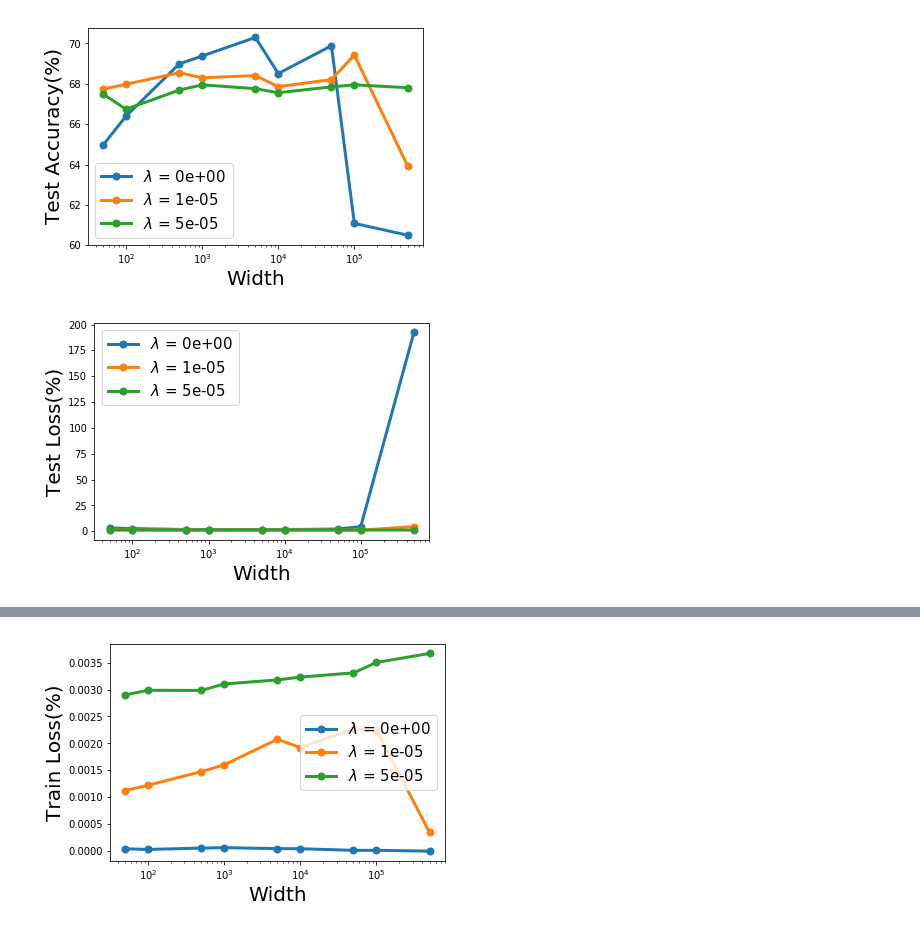
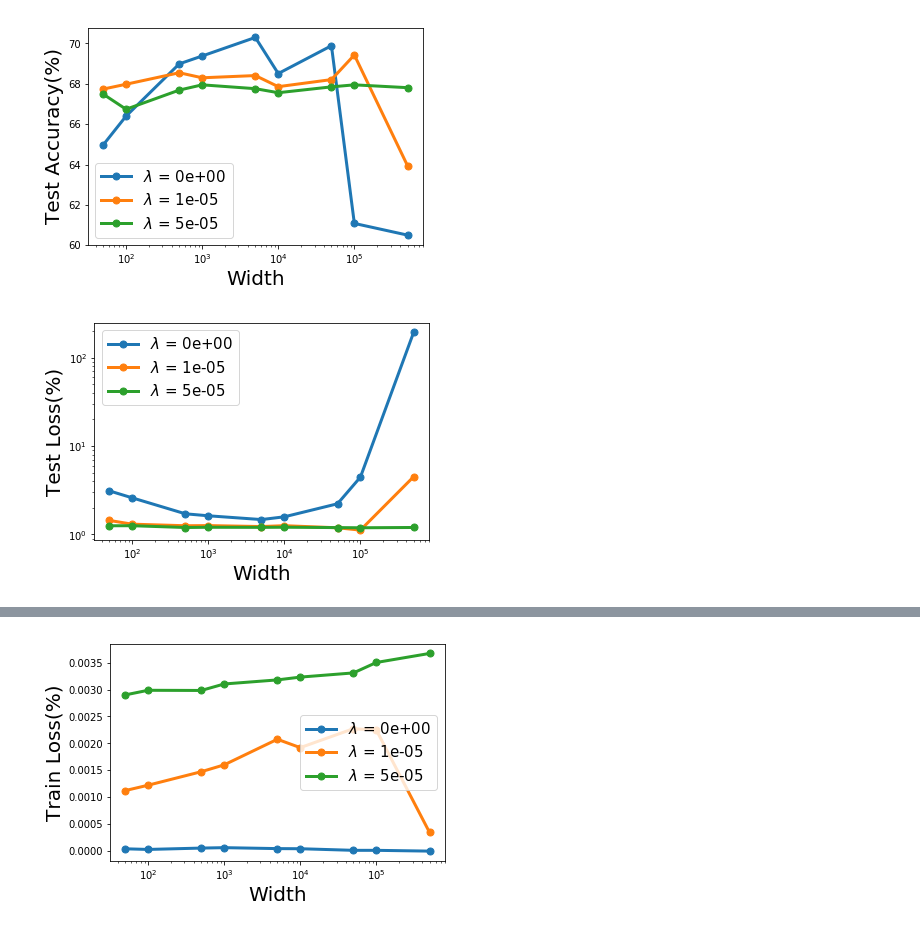
Before and after one commit to leiwu0308/genErrTwoLayer, a Jupyter notebook: cifar10.ipynb, the cells around one changed output, grey strips where cells are left out. Drawn from its saved outputs; the diff is of its cells as text; code cells hidden in the pictures.

```diff
--- a/cifar10.ipynb
+++ b/cifar10.ipynb
@@ -80,15 +43,16 @@ def train_epoch(model,criterion,optimizer,dataloader,lmbd=0.0):
 # %%
-m = 100000
-nepochs = 30
-lr = 0.1
-lmbd = math.log10(3*32*32)/60000*4
+m = 10000
+nepochs = 200
+lr = 0.0005
+lmbd = math.log10(3*32*32)/NSAMPLES*0.00
 
 
 net = TwoLayerNet(784,m,10)
 net = net.cuda()
-criterion = nn.CrossEntropyLoss()
-optimizer = torch.optim.SGD(net.parameters(),lr=lr,momentum=0.9,nesterov=True,weight_decay=0.0)
-scheduler = lr_scheduler.MultiStepLR(optimizer,milestones=[20,28],gamma=0.1)
+criterion = nn.MSELoss()
+
+optimizer = torch.optim.Adam(net.parameters(),lr=lr)#,momentum=0.9,nesterov=True,weight_decay=0.0)
+scheduler = lr_scheduler.MultiStepLR(optimizer,milestones=[100,150],gamma=0.1)
 records = []
 
 print('开始训练网络.....')
@@ -97,13 +61,15 @@ for epoch in range(nepochs):
     scheduler.step()
     current_lr = scheduler.get_lr()[0]
 
-    train_epoch(net,criterion,optimizer,train_dl,lmbd=1e-4)
+    train_epoch(net,criterion,optimizer,train_dl,lmbd=lmbd)
     tr_loss, tr_acc = eval(net,criterion,train_dl)
     te_loss, te_acc = eval(net,criterion,test_dl)
+    pth_norm = net.path_norm().data[0]
+    total_loss = tr_loss + lmbd* pth_norm
 
     now = time.time()
     records.append((tr_loss,tr_acc,te_loss,te_acc))
-    print('[%3d/%d, %.0f seconds]|\t lr=%.2e,  tr_err: %.1e, tr_acc: %.2f |\t te_err: %.1e, te_acc: %.2f'%(
-        epoch+1,nepochs,now-since,current_lr,tr_loss,tr_acc,te_loss,te_acc))
+    print('[%3d/%d, %.0f seconds]| pthn: %.2e tot_l: %.1e, tr_acc: %.2f |\t te_err: %.1e, te_acc: %.2f'%(
+        epoch+1,nepochs,now-since,pth_norm,tr_loss,tr_acc,te_loss,te_acc))
 # %% [output]
 开始训练网络.....
@@ -132,2 +91,0 @@ Variable containing:
-# %%
-net = TwoLayerNet(14*14,m,10)
@@ -226,13 +196,13 @@ plt.savefig('figures/mnist100_width_vs_teacc.png',bbox_inches='tight')
 # %%
 for lmbd,data in res.items():
     data = sorted(data,key=lambda t:t[0])
     width,pthnorm,tr_acc,te_acc,tr_loss,te_loss = zip(*data)
 
-    plt.semilogx(width,te_loss,'-o',lw=3,markersize=7,label='$\lambda$ = %.0e'%(lmbd))
+    plt.loglog(width,te_loss,'-o',lw=3,markersize=7,label='$\lambda$ = %.0e'%(lmbd))
 
 plt.legend(fontsize=15)
 plt.xlabel('Width',fontsize=20)
 plt.ylabel('Test Loss(%)',fontsize=20)
 plt.savefig('figures/mnist100_width_vs_teloss.png',bbox_inches='tight')
 # %% [output]
-[figure, old version]
+[figure, new version]
```
Also changed, not shown: parts of 9 cells of this notebook, 8 other files.
